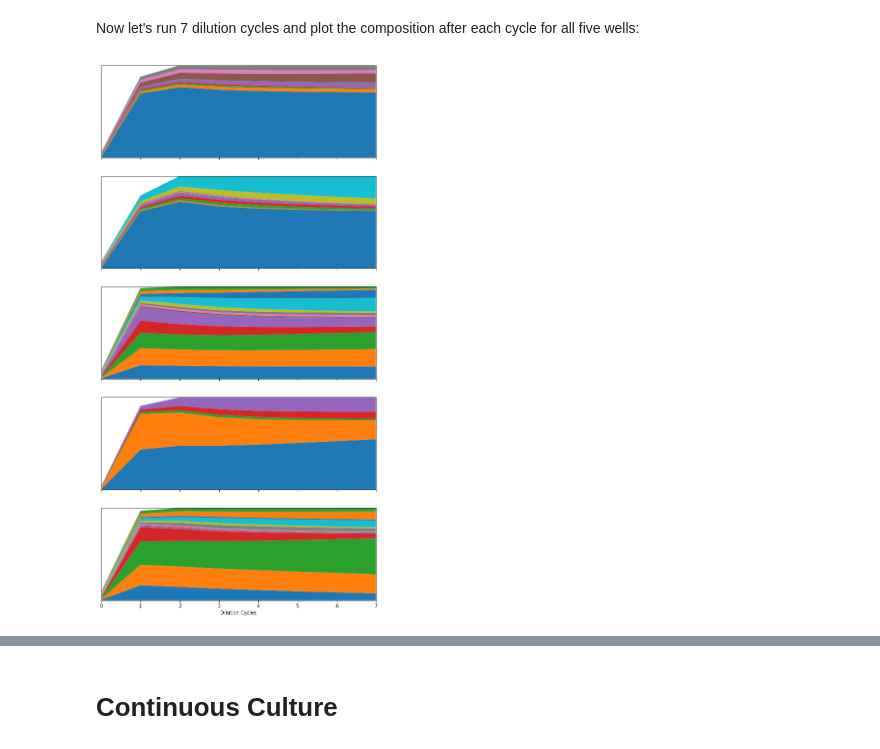
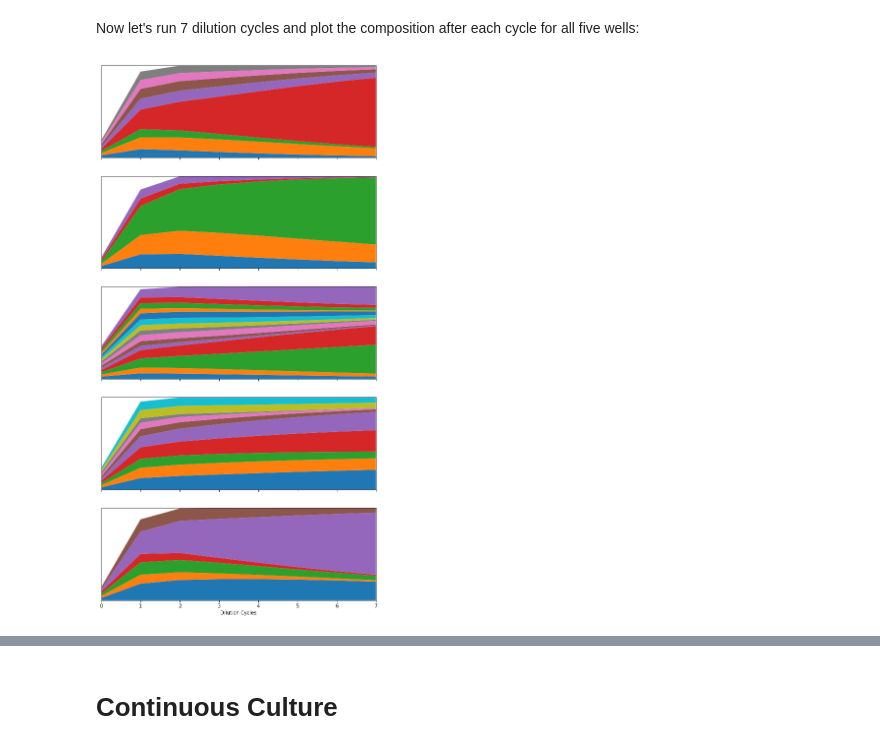
Before and after one commit to Emergent-Behaviors-in-Biology/community-simulator, a Jupyter notebook: Community Simulator Tutorial.ipynb, the cells around one changed output, grey strips where cells are left out. Cells and saved outputs as stored; diff of their text form; code cells hidden in the pictures.

```diff
--- a/Community Simulator Tutorial.ipynb
+++ b/Community Simulator Tutorial.ipynb
@@ -367,14 +367,14 @@ Now let's run 7 dilution cycles and plot the composition after each cycle for al
 # %%
 from community_simulator.visualization import PlotTraj
 import matplotlib.pyplot as plt
 
-f = np.eye(n_wells)*1e-3
-N_traj, R_traj = MyPlate.RunExperiment(f,10,7)
+f = np.eye(n_wells)*1e-2
+N_traj, R_traj = MyPlate.RunExperiment(f,20,7)
 
 PlotTraj(N_traj,figsize=(10,20))
 plt.show()
 # %% [output]
-[figure, old version]
+[figure, new version]
 # %%
 MyPlate.N
 # %% [output]
```
Also changed, not shown: parts of 18 cells of this notebook.
